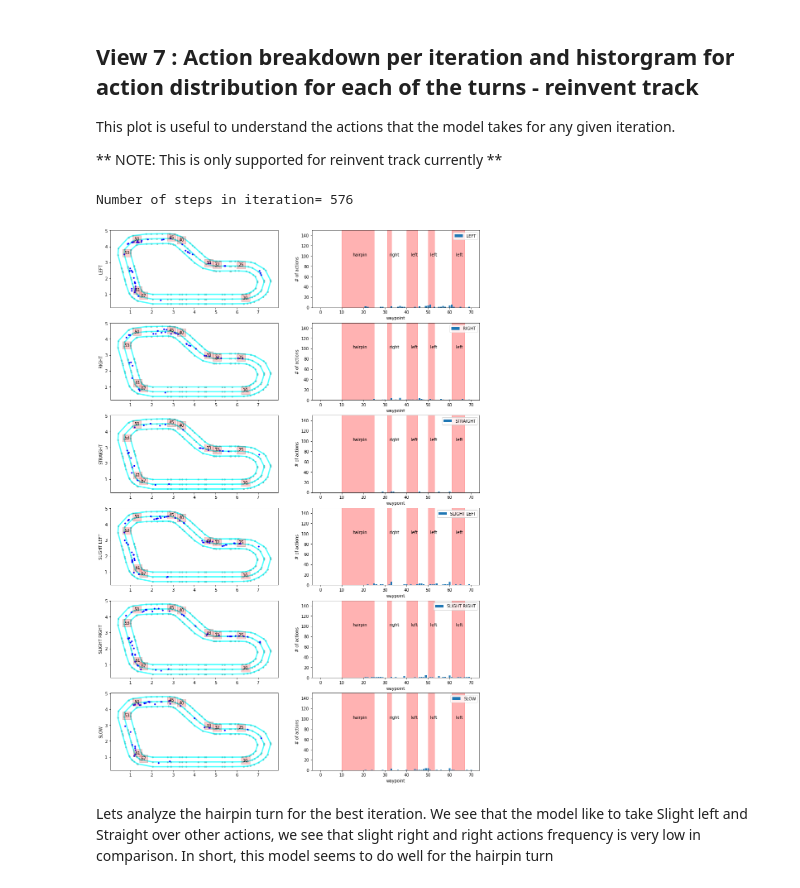
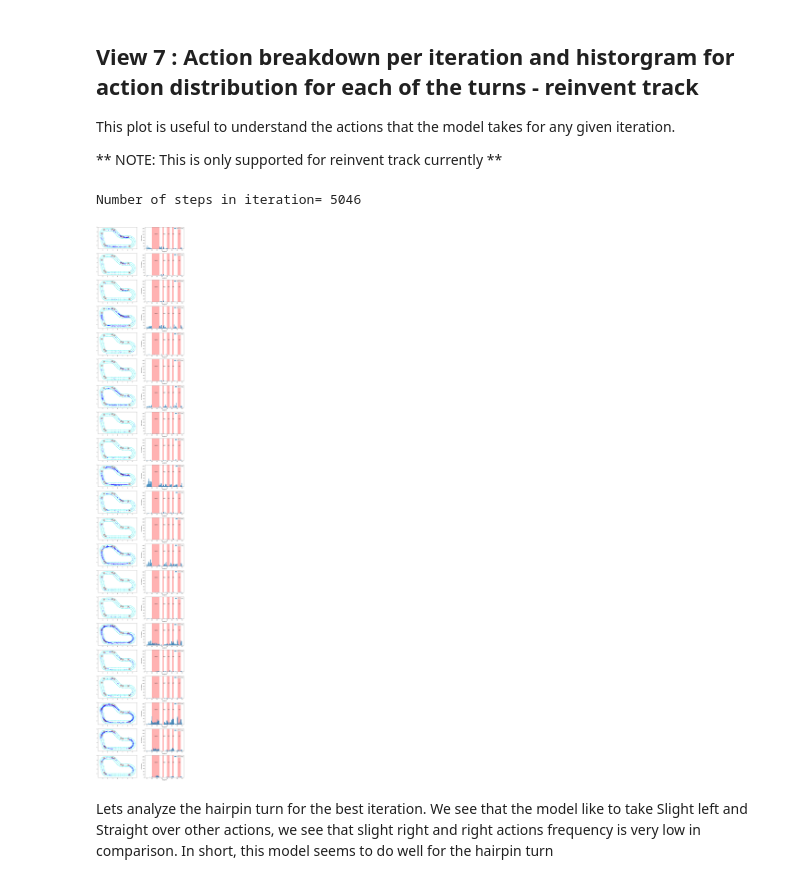
Before and after one commit to itemhsu/DeepraceLog2018, a Jupyter notebook: DeepRacer 2018 reInvent Log Analysis.ipynb, the cells around one changed output. Cells and saved outputs as stored; diff of their text form; code cells hidden in the pictures.

```diff
--- a/DeepRacer 2018 reInvent Log Analysis.ipynb
+++ b/DeepRacer 2018 reInvent Log Analysis.ipynb
@@ -421,7 +240,7 @@ def plot_track(df, track_size=(500, 800), x_offset=0, y_offset=0):
     return track
 # %%
 def plot_top_laps(sorted_idx, n_laps=5):
-    fig = plt.figure(n_laps, figsize=(18, 5))
+    fig = plt.figure(n_laps, figsize=(18, 4))
     for i in range(n_laps):
         idx = sorted_idx[i]
 
@@ -451,7 +270,11 @@ def plot_top_laps(sorted_idx, n_laps=5):
 # %% [markdown]
 ## Load the training log
 # %%
-df = pd.read_csv(merged_simtrace_path)
+#df = pd.read_csv(merged_simtrace_path)
+TRAINING_ITERATION=20
+data = load_data(robomaker_log)
+df = convert_to_pandas(data, None)
+
 iteration_arr = np.arange(math.ceil(df.episode.max()/TRAINING_ITERATION)+1) * TRAINING_ITERATION
 df['iteration'] = np.digitize(df.episode, iteration_arr)
 df = df.rename(columns={"X": "x", "Y": "y", "tstamp": "timestamp"})
@@ -644,7 +471,7 @@ This plot is useful to understand the actions that the model takes for any given
 
 ** NOTE: This is only supported for reinvent track currently **
 # %%
-fig = plt.figure(figsize=(16, 24))
+fig = plt.figure(figsize=(16,ACTIONSPACE*5))
 iterations_downselect = [iteration_id] ## Lets pick the iteratons with the highest rewards
 
 # Track Segment Labels
@@ -671,45 +498,50 @@ for iter_num in iterations_downselect:
     df_iter = df[(iter_num == df['iteration'])]
     n_steps_in_iter = len(df_iter)
     print('Number of steps in iteration=', n_steps_in_iter)
-    for idx in range(len(action_names)):
-        ax = fig.add_subplot(6, 2, 2*idx+1)
+    for idx in range(ACTIONSPACE):
+        ax = fig.add_subplot(ACTIONSPACE, 2, 2*idx+1)
         print_border(ax, center_line, inner_border, outer_border)
 
         df_slice = df_iter[df_iter['reward'] >= th]
         df_slice = df_slice[df_slice['action'] == idx]
 
         ax.plot(df_slice['x'], df_slice['y'], 'b.')
 
         for idWp in vert_lines:
             ax.text(wpts_array[idWp][0], wpts_array[idWp][1], str(idWp), bbox=dict(facecolor='red', alpha=0.2))
 
         #ax.set_title(str(log_name_id) + '-' + str(iter_num) + ' w rew >= '+str(th))
-        ax.set_ylabel(action_names[idx])
+        ####ax.set_ylabel(action_names[idx])
 
         # calculate action way point distribution
         action_waypoint_distribution = list()
         #print(df_slice['closest_waypoint'])
         for idWp in range(len(wpts_array)):
             #print(idWp)
             act=len(df_slice[df_slice['closest_waypoint'] == idWp])
             action_waypoint_distribution.append(act)
 
-        ax = fig.add_subplot(6, 2, 2 * idx + 2)
+        ax = fig.add_subplot(ACTIONSPACE, 2, 2 * idx + 2)
 
         # Call function to create error boxes
         _ = make_error_boxes(ax, segment_x, segment_y, segment_xerr, segment_yerr)
 
         for tt in range(len(track_segments)):
             ax.text(track_segments[tt][0], track_segments[tt][1], track_segments[tt][2])
 
         ax.bar(np.arange(len(wpts_array)), action_waypoint_distribution)
         ax.set_xlabel('waypoint')
         ax.set_ylabel('# of actions')
-        ax.legend([action_names[idx]])
+        #ax.legend([action_names[idx]])
+        degStr=degreeSet[int((idx-idx%3)/3)]
+        #print(degStr)
+        sepeedStr=speedSet[idx%3]
+        #print(sepeedStr)
+        ax.legend([degStr+'°, '+sepeedStr+'m/s'])
         ax.set_ylim((0, 150))
 # %% [output]
-Number of steps in iteration= 576
+Number of steps in iteration= 5046
-[figure, old version]
+[figure, new version]
 # %% [markdown]
 Lets analyze the hairpin turn for the best iteration. We see that the model like to take Slight left and Straight over other actions, we see that slight right and right actions frequency is very low in comparison. In short, this model seems to do well for the hairpin turn
 # %% [markdown]
```
Also changed, not shown: parts of 27 cells of this notebook, 1 other file.
